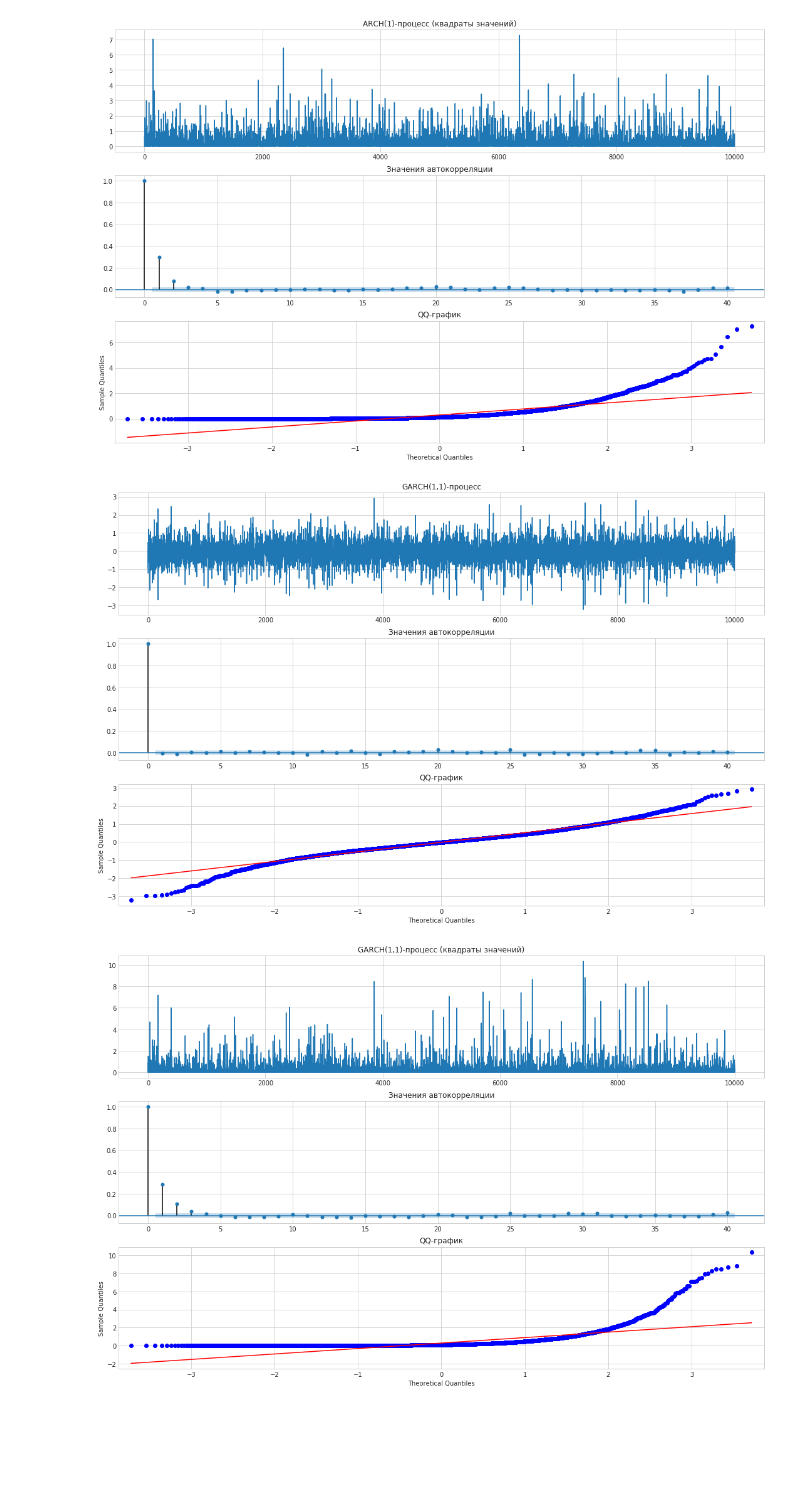
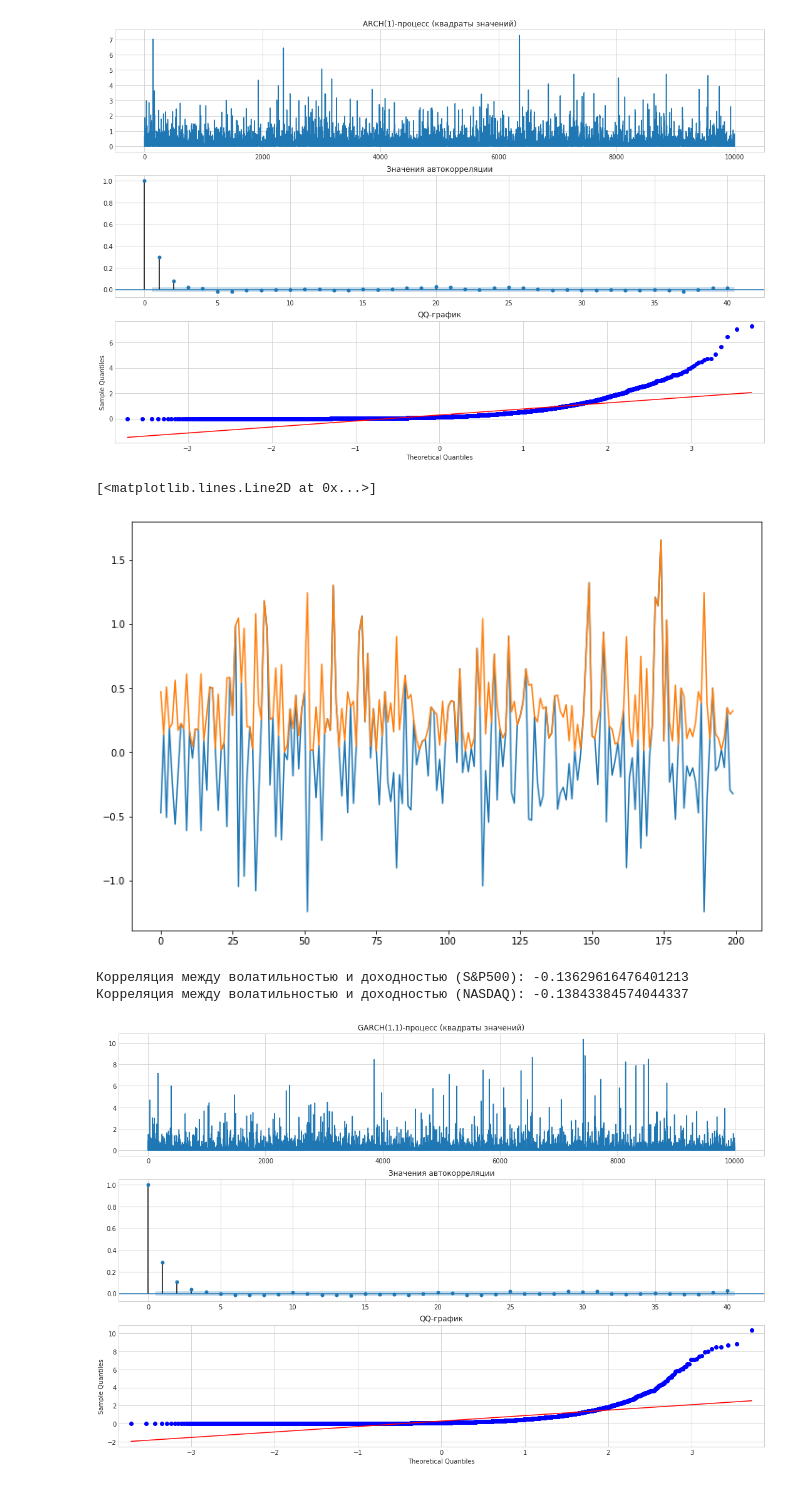
Before and after one commit to georgypv/time-series-analysis, a Jupyter notebook: GARCH.ipynb, the cells around one changed output. Drawn from its saved outputs; the diff is of its cells as text; code cells hidden in the pictures; blank space fills up the shorter version.

Commit message:
GP notebook and visualizations

```diff
--- a/GARCH.ipynb
+++ b/GARCH.ipynb
@@ -184,20 +195,29 @@ tsplot(eps**2, title='ARCH(1)-процесс (квадраты значений)
 # %%
 #GARCH(1,1)
 
-np.random.seed(2)
+np.random.seed(4)
 a0 = 0.2
 a1 = 0.3
 b1 = 0.4
 
-w = np.random.randn(10000)
-eps = sigsq = np.random.randn(10000)
-for t in range(1,10000):
+w = np.random.randn(200)
+eps = sigsq = np.random.randn(200)
+for t in range(1,200):
     sigsq[t] = a0+ (a1 * (eps[t-1]**2))  + (b1 * sigsq[t-1])
     eps[t] = w[t]*np.sqrt(sigsq[t])
 
-tsplot(eps, title='GARCH(1,1)-процесс')
+plt.figure(figsize=(12,8))
+plt.plot(eps)
+plt.plot(np.sqrt(eps**2))
 # %% [output]
+[<matplotlib.lines.Line2D at 0x...>]
-[figure, old version]
+[figure, new version]
+# %%
+print("Корреляция между волатильностью и доходностью (S&P500): {}".format( data_dict['S&P500']['Ret_abs'].corr(data_dict['S&P500']['Returns'])))
+print("Корреляция между волатильностью и доходностью (NASDAQ): {}".format(data_dict['NASDAQ']['Ret_abs'].corr(data_dict['NASDAQ']['Returns'])))
+# %% [output]
+Корреляция между волатильностью и доходностью (S&P500): -0.13629616476401213
+Корреляция между волатильностью и доходностью (NASDAQ): -0.13843384574044337
 # %%
 #GARCH(1,1)
 
```
Also changed, not shown: parts of 19 cells of this notebook, 53 other files.
